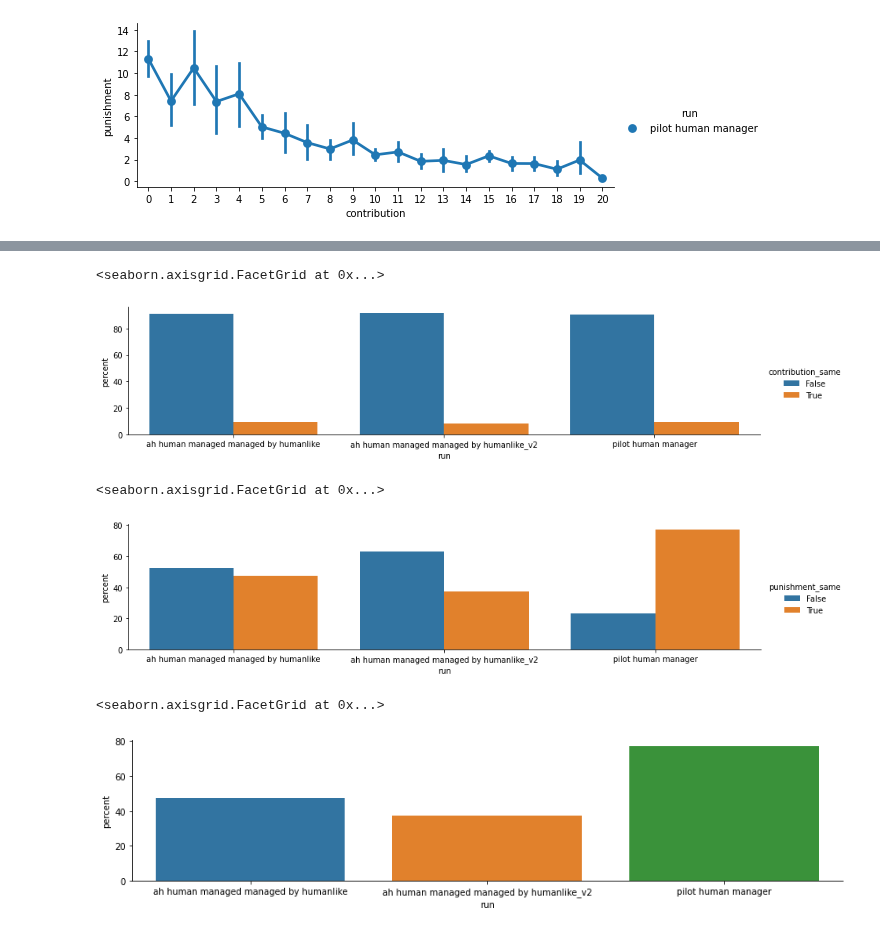
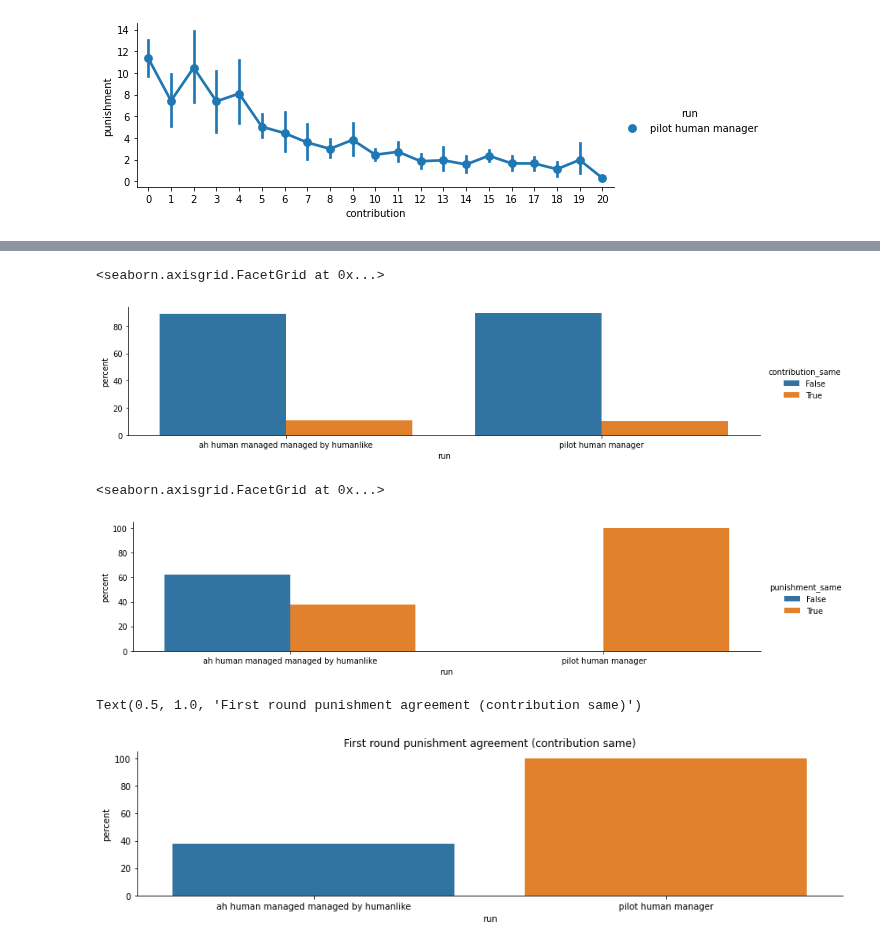
Before and after one commit to center-for-humans-and-machines/algorithmic-institutions, a Jupyter notebook: notebooks/test_manager/simulate_mixed_v2.ipynb, the cells around one changed output, grey strips where cells are left out. Drawn from its saved outputs; the diff is of its cells as text; code cells hidden in the pictures.

```diff
--- a/notebooks/test_manager/simulate_mixed_v2.ipynb
+++ b/notebooks/test_manager/simulate_mixed_v2.ipynb
@@ -16,10 +16,10 @@ managers = {
         # "path": "../../artifacts/human_like_manager/05_2_model/model/architecture_node+edge.pt",
         "path": "../../artifacts/human_like_manager/06_group_embedding/model/episode_group_idx_False.pt",
     },
-    "humanlike_v2": {
-        "type": "human",
-        "path": "../../artifacts/human_like_manager/06_group_embedding/model/episode_group_idx_True.pt",
-    },
+    # "humanlike_v2": {
+    #     "type": "human",
+    #     "path": "../../artifacts/human_like_manager/06_group_embedding/model/episode_group_idx_True.pt",
+    # },
     # "optimal": {
     #     "type": "rl",
     #     "path": "../../artifacts/manager_v3/17_model3/model/architecture_node+edge+rnn__run_0.pt",
@@ -27,7 +27,7 @@ managers = {
 }
 output_path = "../../data/manager/simulate_rule/v1_comp/"
 n_episode_steps = 8
-n_episodes = 200
+n_episodes = 84
 # %%
 %load_ext autoreload
 %autoreload 2
@@ -155,7 +150,7 @@ experiment_name_map = {
 df_pilot['run'] = df_pilot['experiment_name'].map(experiment_name_map)
 df_pilot['common_good'] = df_pilot['common_good'] / 4
 
-df_pilot['episode'] = df_pilot['global_group_id']
+df_pilot['episode'] = df_pilot['global_group_id'] + '__' + df_pilot['episode'].astype(str)
 df_pilot['valid'] = df_pilot['player_no_input'] == 0
 df_pilot['manager_valid'] = df_pilot['manager_no_input'] == 0
 df_pilot = df_pilot[['round_number', 'common_good', 'contribution',
@@ -308,7 +334,7 @@ x,y = 'run', 'contribution_same',
 .pipe((sns.catplot,'data'), x=x, y='percent',hue=y,kind='bar', height=3, aspect=4))
 # %% [output]
 <seaborn.axisgrid.FacetGrid at 0x...>
-[figure, old version]
+[figure, new version]
 # %%
 x,y = 'run', 'punishment_same',
 
@@ -323,19 +349,26 @@ w = dfm['contribution_same']
 .pipe((sns.catplot,'data'), x=x, y='percent',hue=y,kind='bar', height=3, aspect=4))
 # %% [output]
 <seaborn.axisgrid.FacetGrid at 0x...>
-[figure, old version]
+[figure, new version]
 # %%
+import matplotlib.pyplot as plt
+
 x,y = 'run', 'punishment_same',
 
 w = dfm['contribution_same']
+
+y_name = 'percent'
 
 ((dfm[w]
 .groupby(x)[y]
 .mean()
 .mul(100)
-.rename('percent'))
+.rename(y_name))
 .reset_index()
-.pipe((sns.catplot,'data'), x=x, y='percent',kind='bar', height=3, aspect=4))
+.pipe((sns.catplot,'data'), x=x, y=y_name,kind='bar', height=3, aspect=4))
+
+# set title
+plt.title('First round punishment agreement (contribution same)')
 # %% [output]
-<seaborn.axisgrid.FacetGrid at 0x...>
+Text(0.5, 1.0, 'First round punishment agreement (contribution same)')
-[figure, old version]
+[figure, new version]
```
Also changed, not shown: parts of 11 cells of this notebook, 2 other files.
